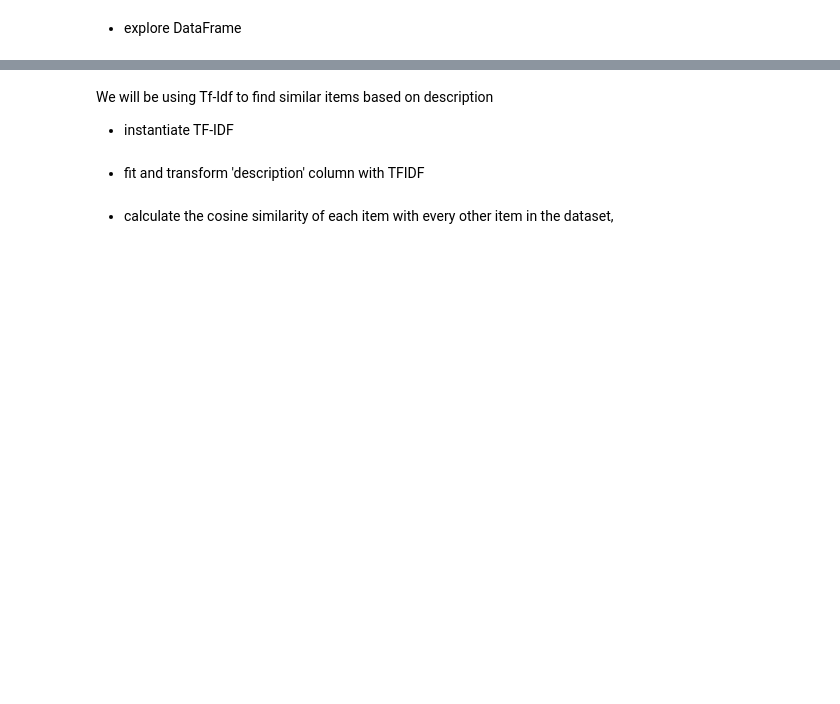
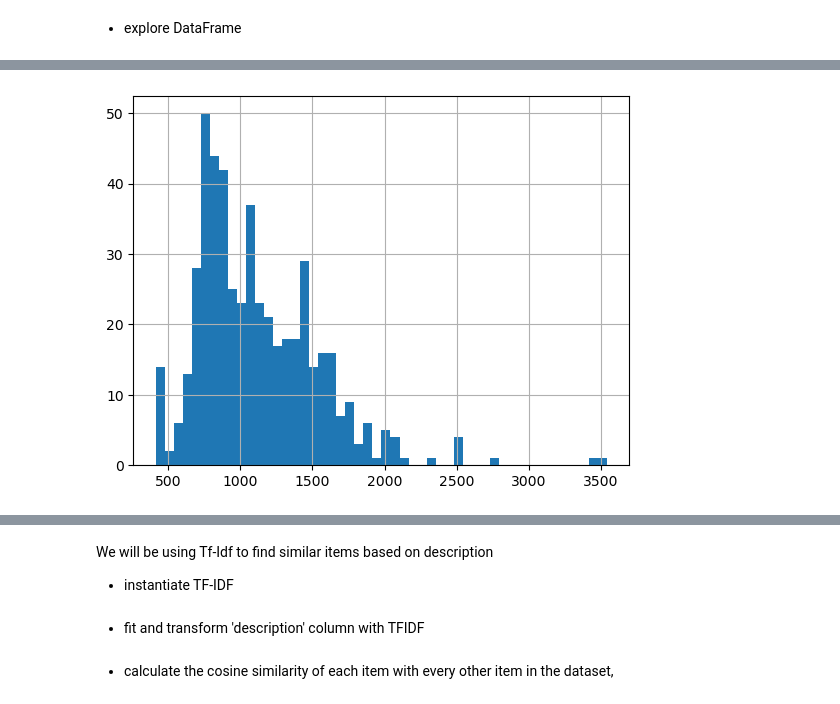
Before and after one commit to rdebullain/exercise_recommender_engines, a Jupyter notebook: notebooks/exercise_content_based_filtering.ipynb, the cells around one changed output, grey strips where cells are left out. Saved outputs shown, nothing was run; the diff lists cells and outputs as text; code cells hidden in the pictures; blank space fills up the shorter version.

```diff
--- a/notebooks/exercise_content_based_filtering.ipynb
+++ b/notebooks/exercise_content_based_filtering.ipynb
@@ -30,0 +51,6 @@ df
+# %%
+df['text_length'] = df['description'].apply(len)
+df['text_length'].hist(bins=50)
+plt.show()
+# %% [output]
+[figure, added]
```
Also changed, not shown: parts of 16 cells of this notebook.
